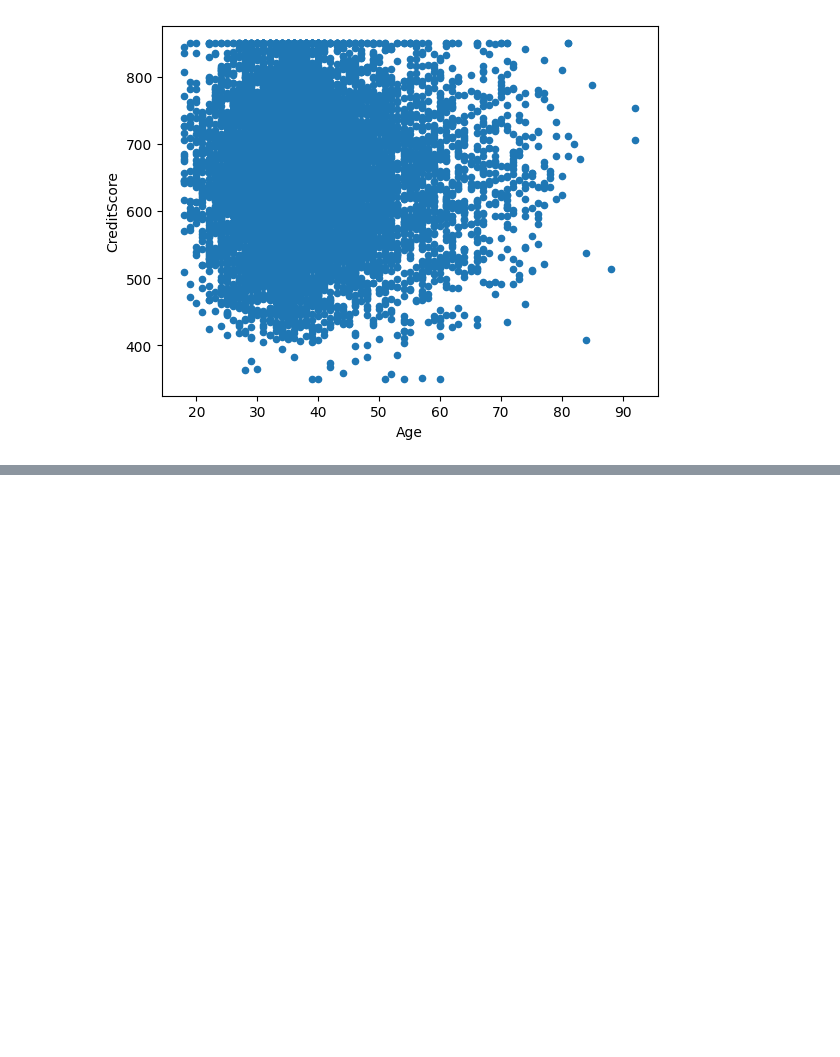
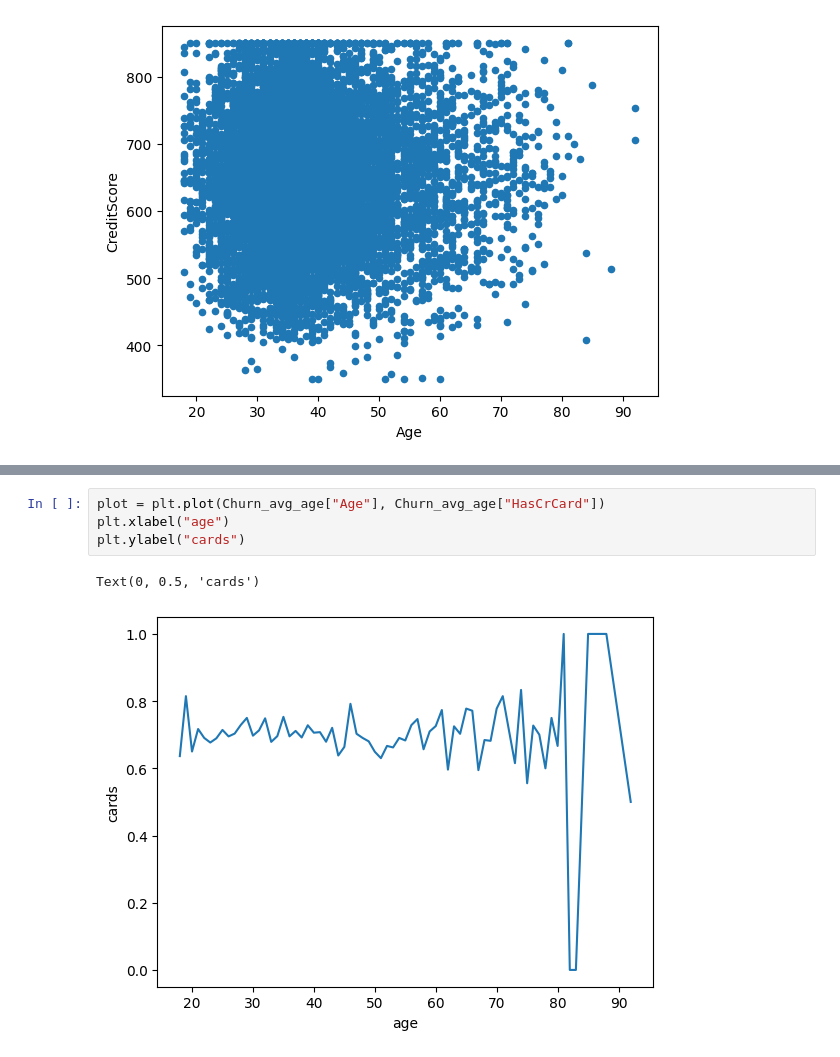
Before and after one commit to dustyAlgo/Covid-19, a Jupyter notebook: data_viz.ipynb, the cells around one changed output, grey strips where cells are left out. Saved outputs shown, nothing was run; the diff lists cells and outputs as text; blank space fills up the shorter version.

```diff
--- a/data_viz.ipynb
+++ b/data_viz.ipynb
@@ -52,0 +77,7 @@ AttributeError: module 'matplotlib.pyplot' has no attribute 'sample'
+# %%
+plot = plt.plot(Churn_avg_age["Age"], Churn_avg_age["HasCrCard"])
+plt.xlabel("age")
+plt.ylabel("cards")
+# %% [output]
+Text(0, 0.5, 'cards')
+[figure, added]
```
Also changed, not shown: parts of 6 cells of this notebook, 1 other file.
